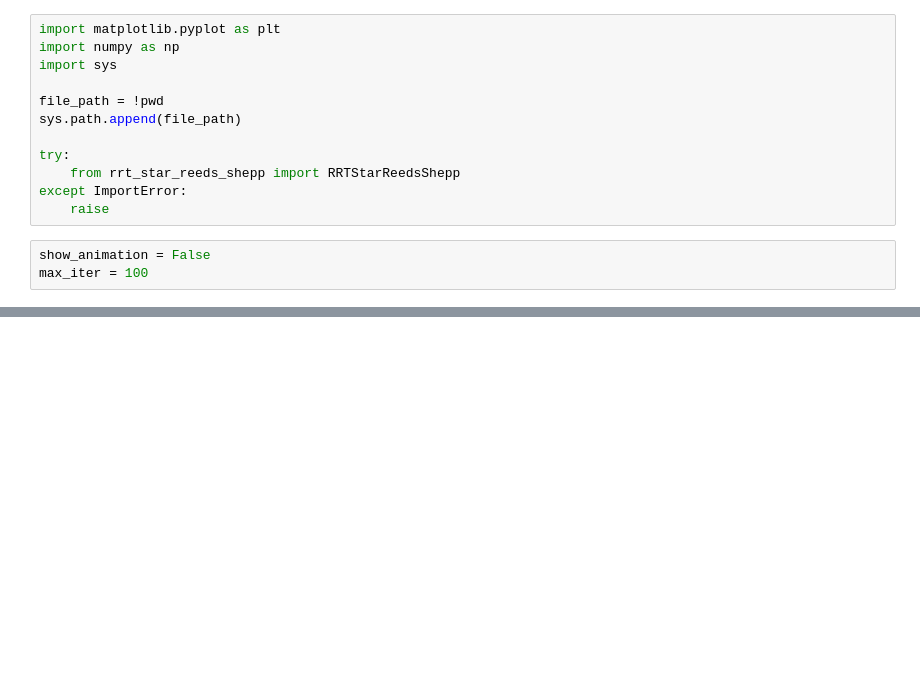
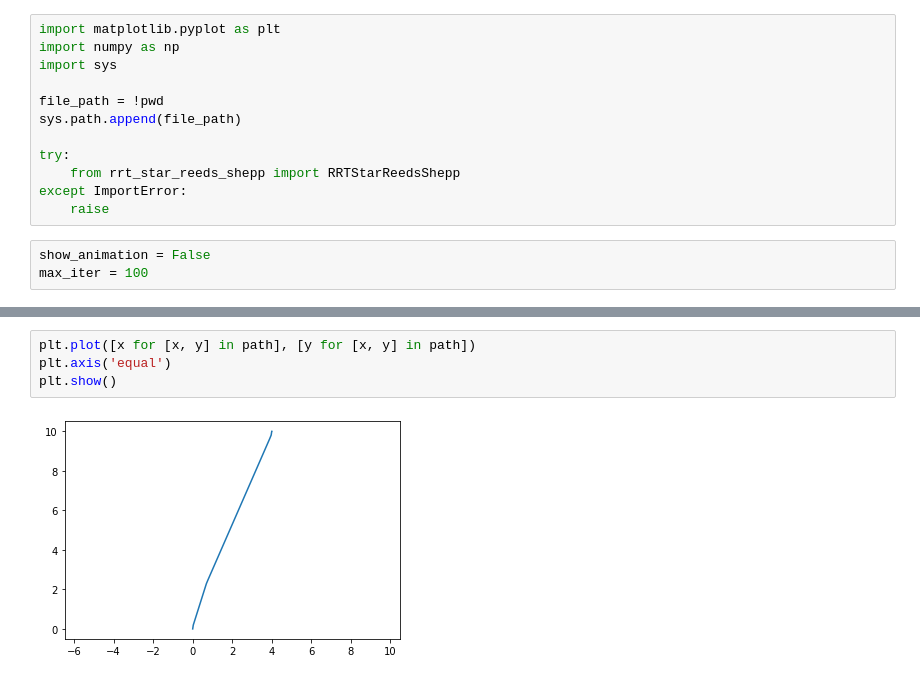
Before and after one commit to braraki/logical-options-framework, a Jupyter notebook: simulator/RRTStarReedsShepp/rrt_reeds_shepp.ipynb, the cells around one changed output, grey strips where cells are left out. Saved outputs shown, nothing was run; the diff lists cells and outputs as text; blank space fills up the shorter version.

```diff
--- a/simulator/RRTStarReedsShepp/rrt_reeds_shepp.ipynb
+++ b/simulator/RRTStarReedsShepp/rrt_reeds_shepp.ipynb
@@ -66,0 +72,6 @@ min_cost: 11.77731267711393
+# %%
+plt.plot([x for [x, y] in path], [y for [x, y] in path])
+plt.axis('equal')
+plt.show()
+# %% [output]
+[figure, added]
```
Also changed, not shown: parts of 2 cells of this notebook, 15 other files.
